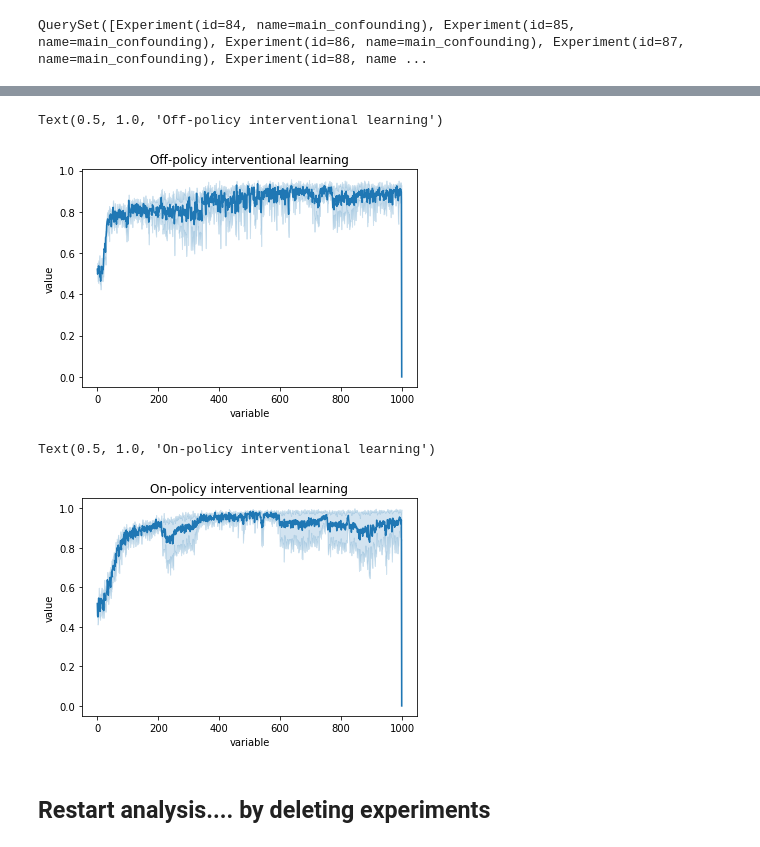
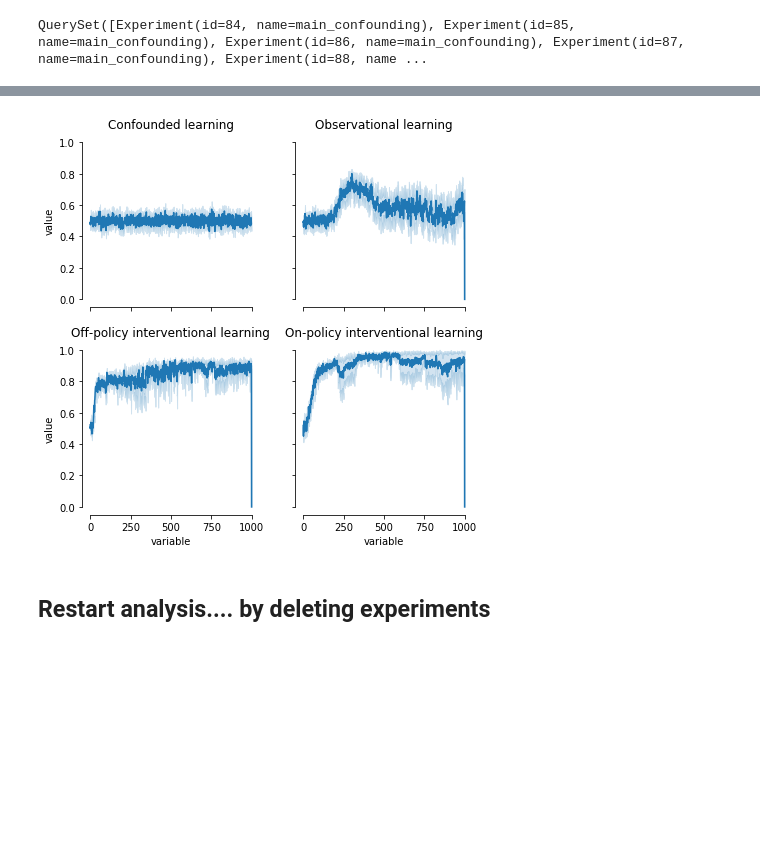
Before and after one commit to benlansdell/Meta-RL, a Jupyter notebook: notebooks/0_Confounded_Model_performance.ipynb, the cells around one changed output, grey strips where cells are left out. Cells and saved outputs as stored; diff of their text form; code cells hidden in the pictures; blank space fills up the shorter version.

```diff
--- a/notebooks/0_Confounded_Model_performance.ipynb
+++ b/notebooks/0_Confounded_Model_performance.ipynb
@@ -91,17 +80,27 @@ Text(0.5, 1.0, 'Observational learning')
-# %%
-df = pd.DataFrame(mean_reward_obsint).melt()
-sns.lineplot(x="variable", y="value", data=df)
-plt.title('Off-policy interventional learning')
-# %% [output]
-Text(0.5, 1.0, 'Off-policy interventional learning')
-[figure, removed]
-# %%
-df = pd.DataFrame(mean_reward_int).melt()
-sns.lineplot(x="variable", y="value", data=df)
-plt.title('On-policy interventional learning')
-# %% [output]
-Text(0.5, 1.0, 'On-policy interventional learning')
-[figure, removed]
+# %%
+#Plot them results
+fig, axes = plt.subplots(2,2,figsize = (7,7), sharex = True, sharey = True)
+df = pd.DataFrame(mean_reward_conf).melt()
+sns.lineplot(x="variable", y="value", data=df, ax = axes[0,0])
+axes[0,0].set_title('Confounded learning')
+
+df = pd.DataFrame(mean_reward_obs).melt()
+sns.lineplot(x="variable", y="value", data=df, ax = axes[0,1])
+axes[0,1].set_title('Observational learning')
+
+df = pd.DataFrame(mean_reward_obsint).melt()
+sns.lineplot(x="variable", y="value", data=df, ax = axes[1,0])
+axes[1,0].set_title('Off-policy interventional learning')
+
+df = pd.DataFrame(mean_reward_int).melt()
+sns.lineplot(x="variable", y="value", data=df, ax = axes[1,1])
+axes[1,1].set_title('On-policy interventional learning')
+sns.despine(trim = True)
+
+#Save
+plt.savefig('./figures/0_confounded_model_performance_results.pdf')
+# %% [output]
+[figure, added]
 # %% [markdown]
 ## Restart analysis.... by deleting experiments
 # %%
```
Also changed, not shown: parts of 3 cells of this notebook, 3 other files.
